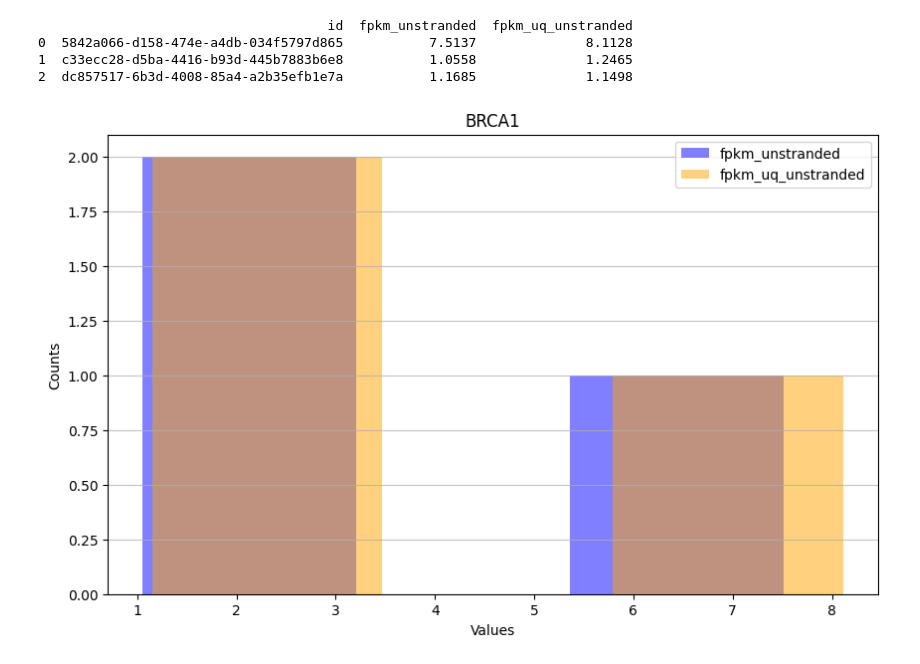
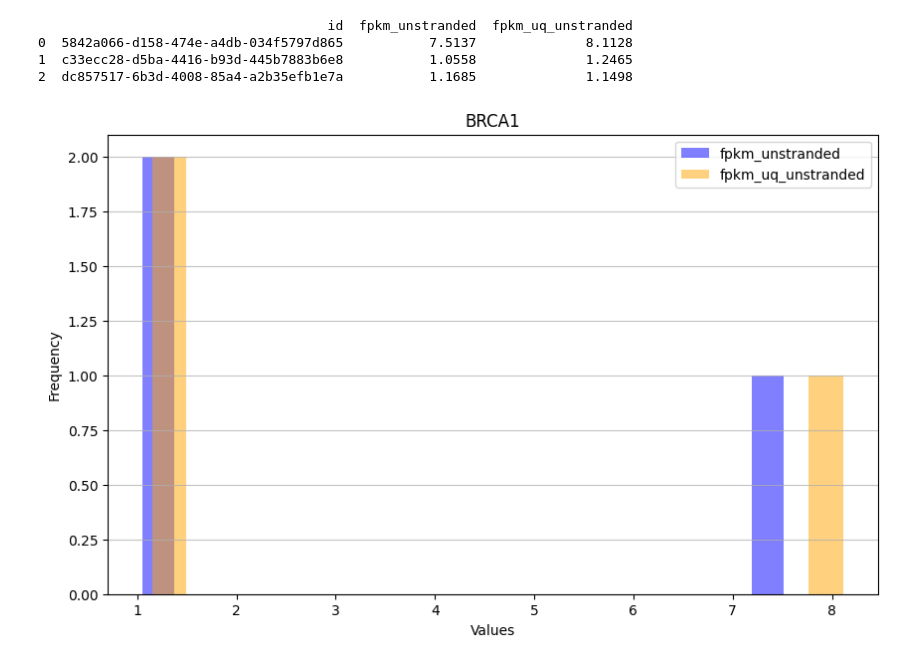
Before and after one commit to riciPrini/AI-BioInformatics_WSI, a Jupyter notebook: src/data_processing.ipynb, the cells around one changed output. Drawn from its saved outputs; the diff is of its cells as text; code cells hidden in the pictures.

Commit message:
Added plot based on fixed interval

```diff
--- a/src/data_processing.ipynb
+++ b/src/data_processing.ipynb
@@ -61,13 +61,13 @@ print(df)
 # %%
 
 plt.figure(figsize=(10, 6))
-plt.hist(df['fpkm_unstranded'], bins=3, alpha=0.5, label='fpkm_unstranded', color='blue')
-plt.hist(df['fpkm_uq_unstranded'], bins=3, alpha=0.5, label='fpkm_uq_unstranded', color='orange')
+plt.hist(df['fpkm_unstranded'], bins=20, alpha=0.5, label='fpkm_unstranded', color='blue')
+plt.hist(df['fpkm_uq_unstranded'], bins=20, alpha=0.5, label='fpkm_uq_unstranded', color='orange')
 plt.title(f'{gene_name}')
 plt.xlabel('Values')
-plt.ylabel('Counts')
+plt.ylabel('Frequency')
 plt.legend()
 plt.grid(axis='y', alpha=0.75)
 plt.show()
 # %% [output]
-[figure, old version]
+[figure, new version]
```
Also changed, not shown: parts of 4 cells of this notebook.
